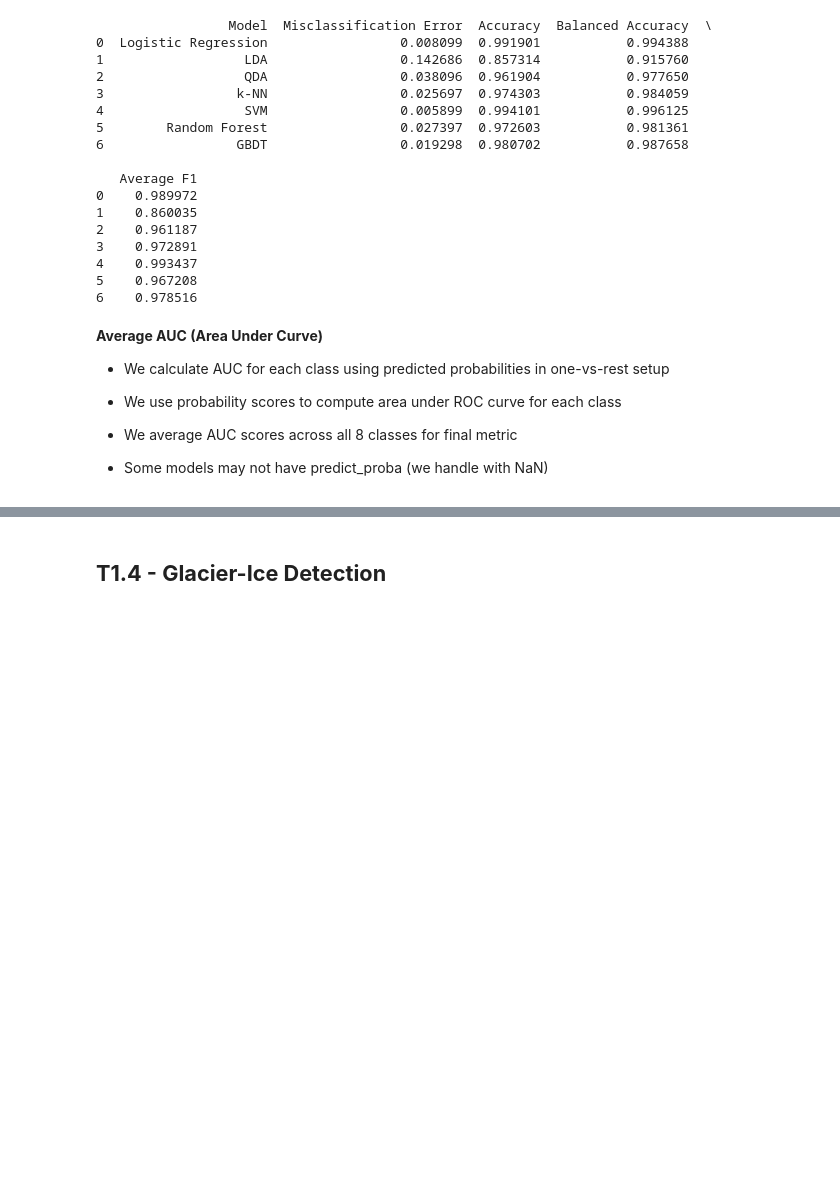
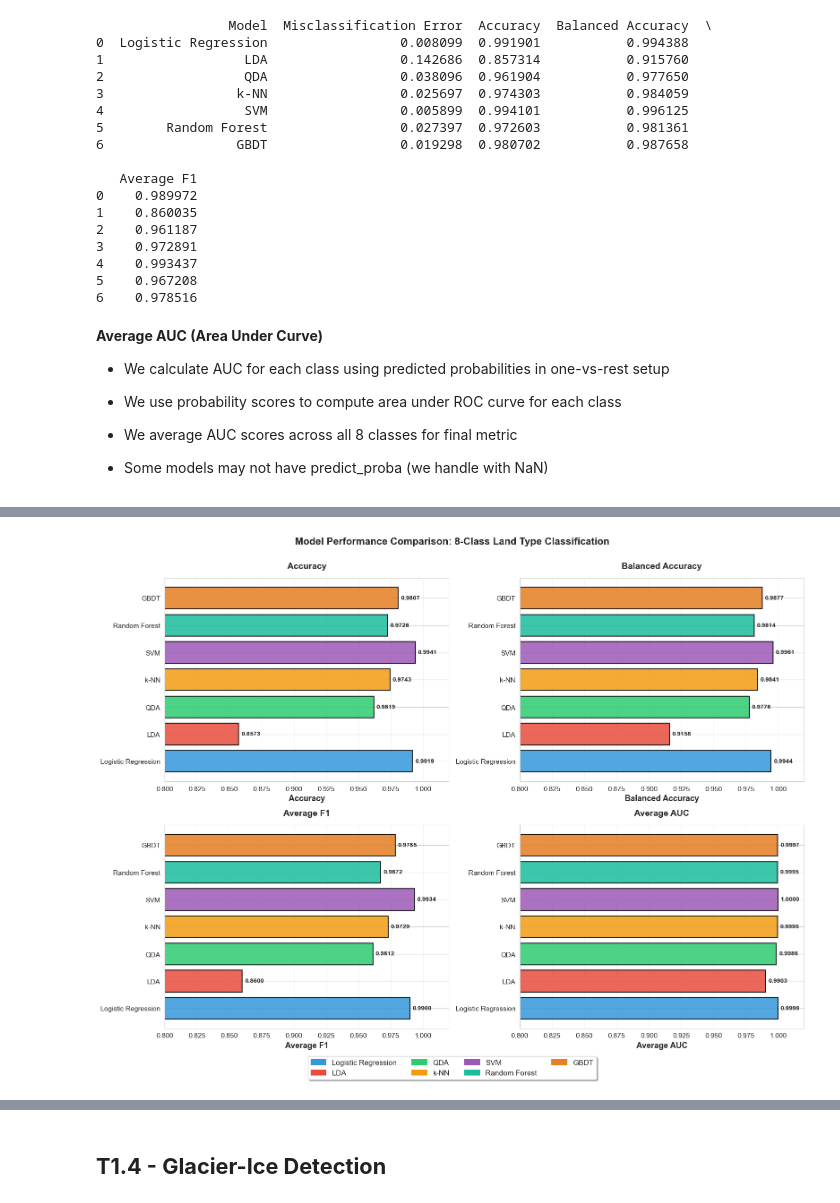
Before and after one commit to Dhruv-baner/st443-group-project, a Jupyter notebook: notebooks/task_1.ipynb, the cells around one changed output, grey strips where cells are left out. Cells and saved outputs as stored; diff of their text form; code cells hidden in the pictures; blank space fills up the shorter version.

```diff
--- a/notebooks/task_1.ipynb
+++ b/notebooks/task_1.ipynb
@@ -698,3 +706,13 @@ Fitting 5 folds for each of 16 candidates, totalling 80 fits
 
 Best parameters: {'C': 100, 'gamma': 'scale', 'kernel': 'rbf'}
 Best CV accuracy: 0.9928
+# %%
+
+# Retrain SVM with tuned hyperparameters + probability enabled
+svm_with_proba = SVC(C=100, gamma='scale', kernel='rbf',
+                     probability=True, random_state=42)
+
+print("Retraining SVM with probability=True...")
+svm_with_proba.fit(X_train_pca, y_train)
+
+print("✓ SVM retrained with probability enabled for AUC calculation")
@@ -793,7 +814,7 @@ models = {
     'LDA': lda_grid.best_estimator_,
     'QDA': qda_grid.best_estimator_,
     'k-NN': knn_grid.best_estimator_,
-    'SVM': svm_grid.best_estimator_,
+    'SVM': svm_with_proba,
     'Random Forest': rf_grid.best_estimator_,
     'GBDT': gbdt_model
 }
@@ -1047,2 +1068,69 @@ print(pd.DataFrame(results))
 5    0.967208     0.999505
 6    0.978516     0.999748
+# %%
+
+# Set style
+sns.set_style("whitegrid")
+
+# Create results dataframe
+results_clean = pd.DataFrame(results).round(4)
+
+# Define consistent colors for each model
+model_colors = {
+    'Logistic Regression': '#3498db',  # Blue
+    'LDA': '#e74c3c',  # Red
+    'QDA': '#2ecc71',  # Green
+    'k-NN': '#f39c12',  # Orange
+    'SVM': '#9b59b6',  # Purple
+    'Random Forest': '#1abc9c',  # Teal
+    'GBDT': '#e67e22'  # Dark Orange
+}
+
+# Create color list matching model order
+colors = [model_colors[model] for model in results_clean['Model']]
+
+# Create subplots
+fig, axes = plt.subplots(2, 2, figsize=(16, 12))
+axes = axes.flatten()
+
+# Metrics to plot
+metrics = ['Accuracy', 'Balanced Accuracy', 'Average F1', 'Average AUC']
+
+for idx, metric in enumerate(metrics):
+    ax = axes[idx]
+
+    # Get data (handle NaN for AUC)
+    data = results_clean[metric].fillna(0) if metric == 'Average AUC' else results_clean[metric]
+
+    # Create bars
+    bars = ax.barh(results_clean['Model'], data, color=colors,
+                   edgecolor='black', linewidth=1.5, alpha=0.85)
+
+    # Formatting
+    ax.set_xlabel(metric, fontsize=13, fontweight='bold')
+    ax.set_title(f'{metric}', fontsize=14, fontweight='bold', pad=15)
+    ax.set_xlim([0.80, 1.02])
+    ax.tick_params(axis='both', labelsize=11)
+    ax.grid(axis='x', alpha=0.3, linestyle='--')
+
+    # Add value labels on bars
+    for i, (bar, val) in enumerate(zip(bars, data)):
+        if val > 0:  # Skip NaN/0 values
+            ax.text(val + 0.002, bar.get_y() + bar.get_height()/2,
+                   f'{val:.4f}', va='center', fontsize=10, fontweight='bold')
+
+# Add legend below the plots
+handles = [plt.Rectangle((0,0),1,1, color=model_colors[model],
+                         edgecolor='black', linewidth=1.5)
+           for model in results_clean['Model']]
+fig.legend(handles, results_clean['Model'],
+          loc='lower center', ncol=4, fontsize=12,
+          frameon=True, fancybox=True, shadow=True,
+          bbox_to_anchor=(0.5, -0.02))
+
+plt.suptitle('Model Performance Comparison: 8-Class Land Type Classification',
+             fontsize=16, fontweight='bold', y=0.995)
+plt.tight_layout(rect=[0, 0.03, 1, 0.99])  # Make room for legend
+plt.show()
+# %% [output]
+[figure, added]
```
Also changed, not shown: parts of 12 cells of this notebook.
